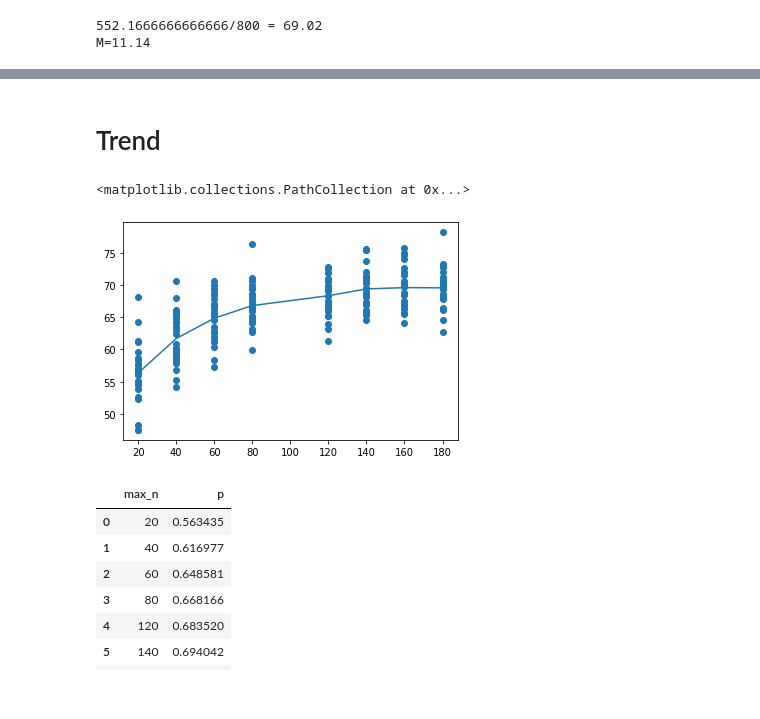
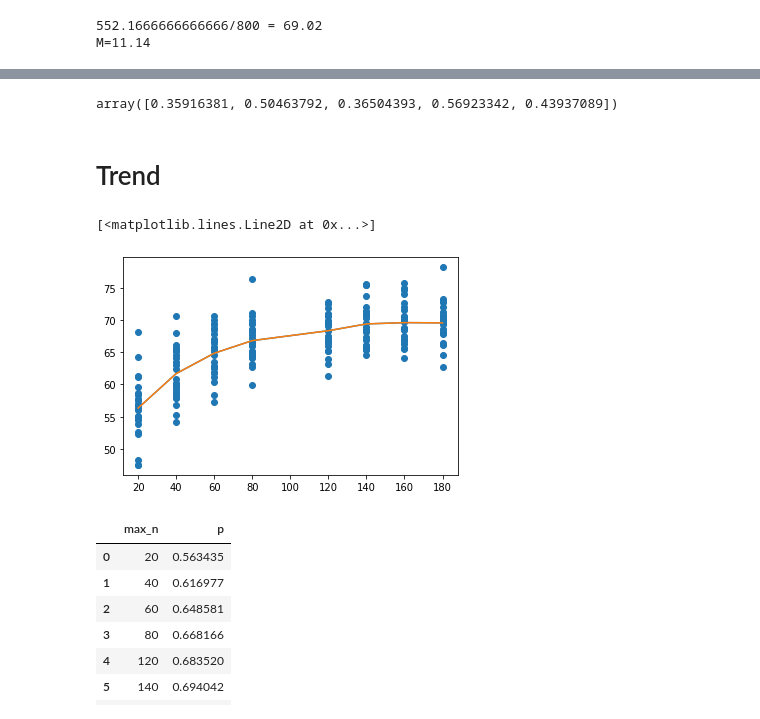
Before and after one commit to stefandirnstorfer/paramoji, a Jupyter notebook: results/EncodingB.ipynb, the cells around one changed output, grey strips where cells are left out. Cells and saved outputs as stored; diff of their text form; code cells hidden in the pictures.

Commit message:
get more recognition data

```diff
--- a/results/EncodingB.ipynb
+++ b/results/EncodingB.ipynb
@@ -238,3 +248,7 @@ M=11.14
+# %%
+np.min(RESULT[:,1,:], axis=0)
+# %% [output]
+array([0.35916381, 0.50463792, 0.36504393, 0.56923342, 0.43937089])
 # %% [markdown]
 # Trend
 # %%
@@ -244,11 +260,15 @@ trend_data=\
 # %%
 trend = pd.DataFrame(trend_data)
 agg = trend.groupby('max_n').mean().reset_index()
 plt.plot(agg['max_n'], 100*agg['p'])
 plt.scatter(trend['max_n'], 100*trend['p'])
+
+trend2 = pd.DataFrame(trend_data_2)
+agg2 = trend.groupby('max_n').mean().reset_index()
+plt.plot(agg2['max_n'], 100*agg2['p'])
 # %% [output]
-<matplotlib.collections.PathCollection at 0x...>
+[<matplotlib.lines.Line2D at 0x...>]
-[figure, old version]
+[figure, new version]
 # %%
 agg
 # %% [output]
```
Also changed, not shown: parts of 7 cells of this notebook, 25 other files.
